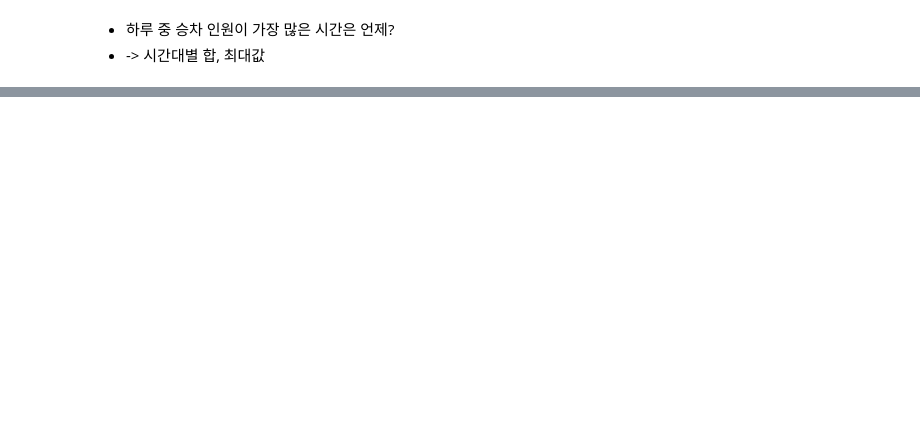
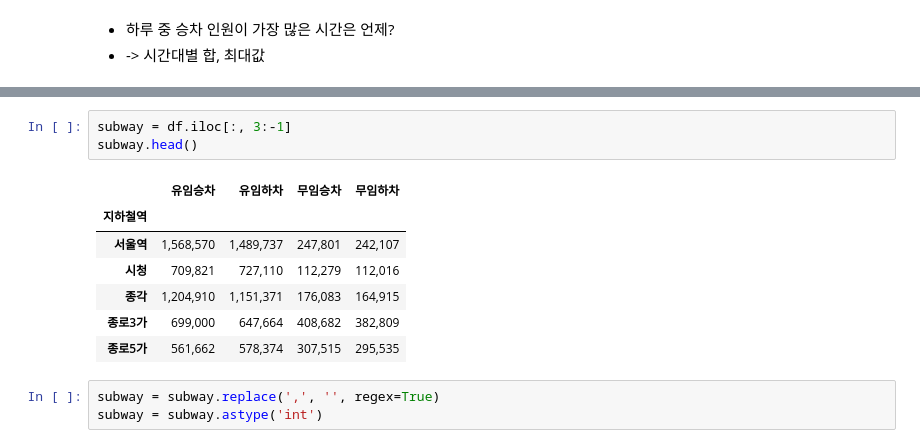
Before and after one commit to hwangryang/python, a Jupyter notebook: Untitled14.ipynb, the cells around one changed output, grey strips where cells are left out. Saved outputs shown, nothing was run; the diff lists cells and outputs as text; blank space fills up the shorter version.

```diff
--- a/Untitled14.ipynb
+++ b/Untitled14.ipynb
@@ -127,0 +94,14 @@ TypeError: '>' not supported between instances of 'int' and 'str'
+# %%
+subway = df.iloc[:, 3:-1]
+subway.head()
+# %% [output]
+|  | 유임승차 | 유임하차 | 무임승차 | 무임하차 |
+| 지하철역 |  |  |  |  |
+| 서울역 | 1,568,570 | 1,489,737 | 247,801 | 242,107 |
+| 시청 | 709,821 | 727,110 | 112,279 | 112,016 |
+| 종각 | 1,204,910 | 1,151,371 | 176,083 | 164,915 |
+| 종로3가 | 699,000 | 647,664 | 408,682 | 382,809 |
+| 종로5가 | 561,662 | 578,374 | 307,515 | 295,535 |
+# %%
+subway = subway.replace(',', '', regex=True)
+subway = subway.astype('int')
```
Also changed, not shown: parts of 17 cells of this notebook.
